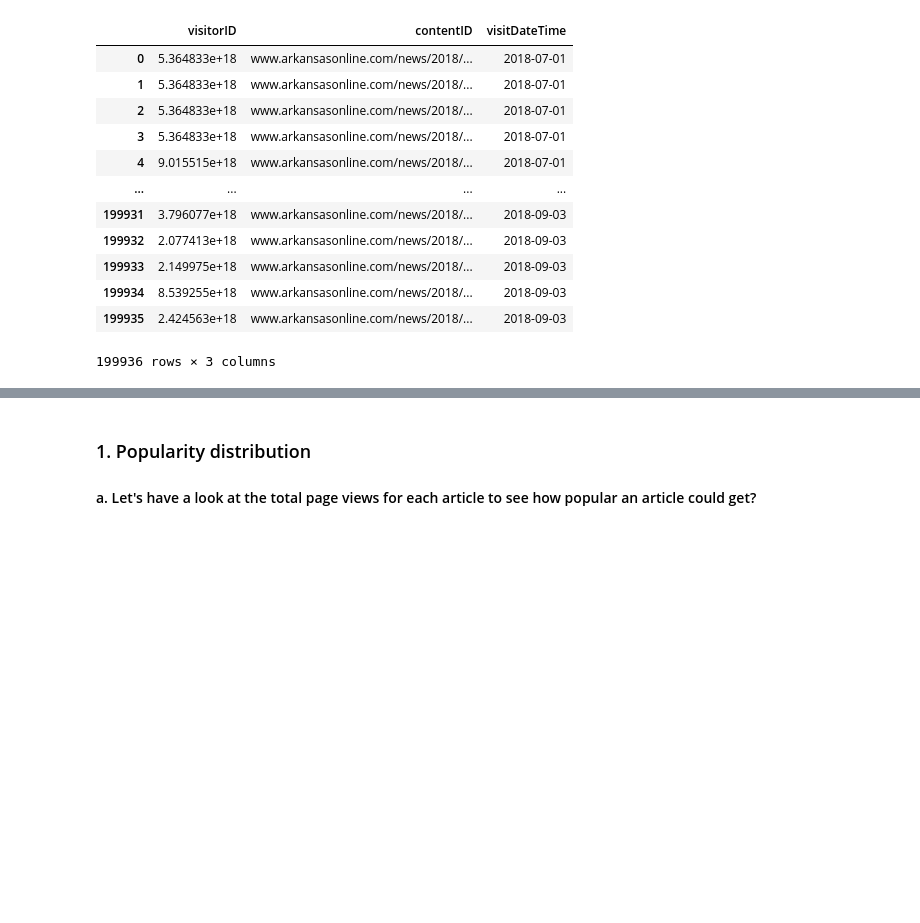
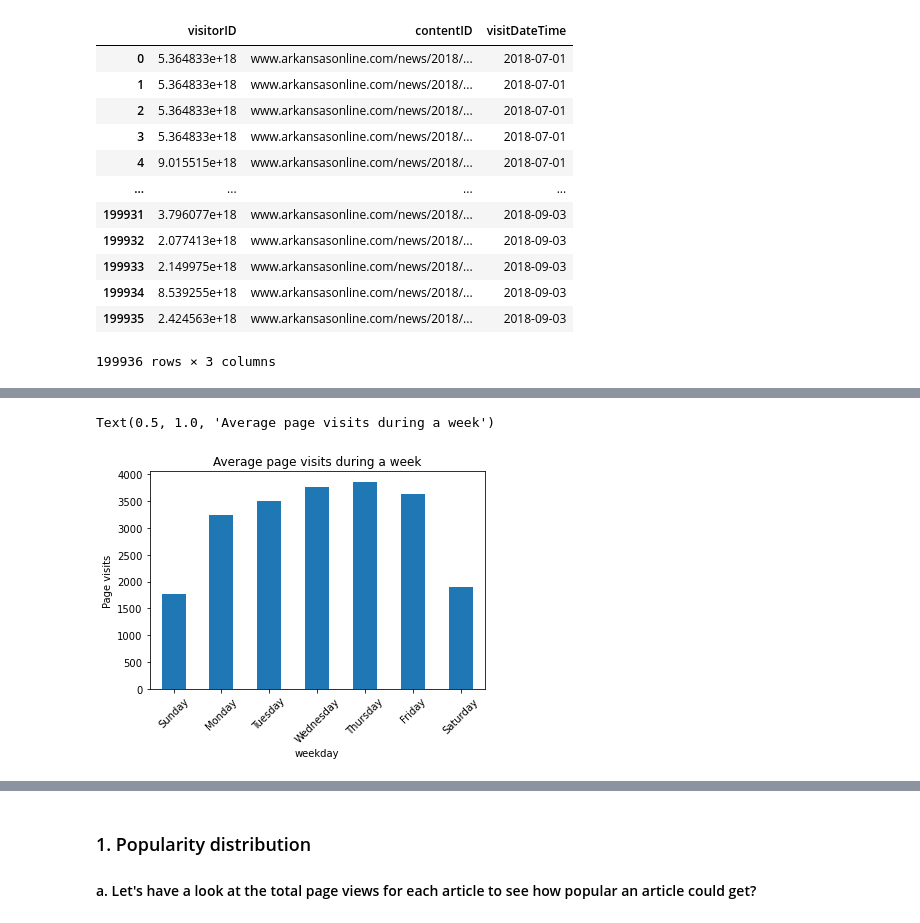
Before and after one commit to choushuiguo325/Recommendation_System_New_York_Times, a Jupyter notebook: static/NLP_EDA.ipynb, the cells around one changed output, grey strips where cells are left out. Cells and saved outputs as stored; diff of their text form; code cells hidden in the pictures; blank space fills up the shorter version.

```diff
--- a/static/NLP_EDA.ipynb
+++ b/static/NLP_EDA.ipynb
@@ -344,0 +336,7 @@ train_utility
+# %%
+train_utility['weekday'] = pd.to_datetime(train_utility['visitDateTime']).dt.day_name().tolist()
+
+daily_df = train_utility.groupby(['weekday','visitDateTime']).count()
+daily_df.reset_index(inplace=True)
+daily_df = daily_df.set_index('visitDateTime')
+daily_df
@@ -344,0 +363,4 @@ train_utility
+# %%
+weekdays = ['Sunday', 'Monday', 'Tuesday', 'Wednesday', 'Thursday', 'Friday','Saturday']
+weeday_mean = daily_df.groupby('weekday').mean().reindex(weekdays)
+weeday_mean
@@ -344,0 +377,9 @@ train_utility
+# %%
+weekday_visits = weeday_mean['visitorID']
+weekday_visits.plot(kind = 'bar')
+plt.xticks(rotation = 45)
+plt.ylabel('Page visits')
+plt.title('Average page visits during a week')
+# %% [output]
+Text(0.5, 1.0, 'Average page visits during a week')
+[figure, added]
```
Also changed, not shown: parts of 37 cells of this notebook.
